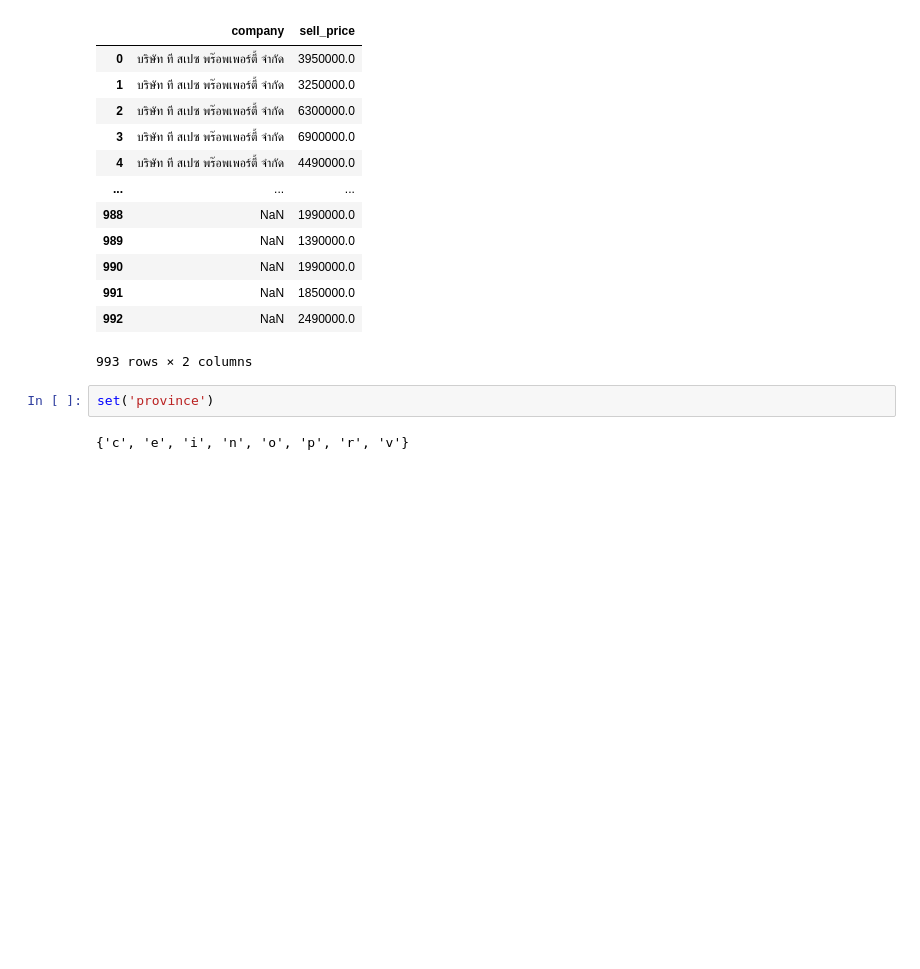
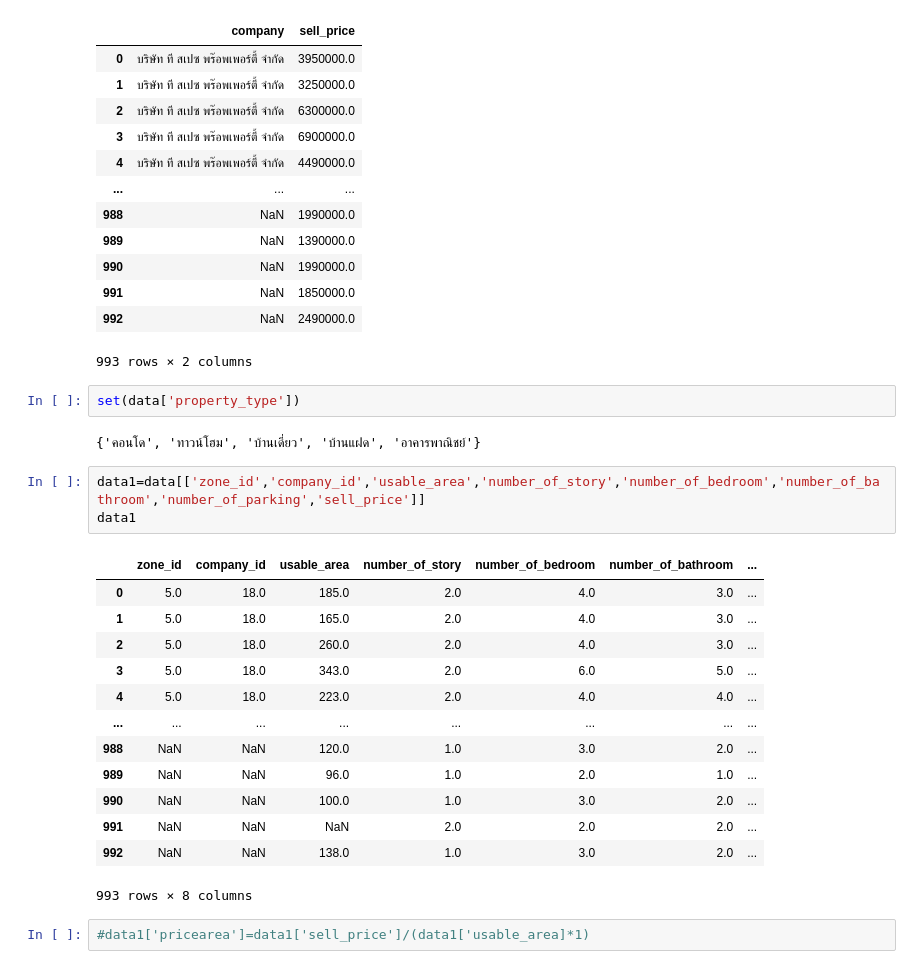
Before and after one commit to rattapornsupama/DPDM65, a Jupyter notebook: final.ipynb, the cells around one changed output. Saved outputs shown, nothing was run; the diff lists cells and outputs as text; blank space fills up the shorter version.

```diff
--- a/final.ipynb
+++ b/final.ipynb
@@ -32,7 +32,26 @@ data[['company','sell_price']]
 | 991 | NaN | 1850000.0 |
 | 992 | NaN | 2490000.0 |
 993 rows × 2 columns
-# %%
-set('province')
-# %% [output]
-{'c', 'e', 'i', 'n', 'o', 'p', 'r', 'v'}
+# %%
+set(data['property_type'])
+# %% [output]
+{'คอนโด', 'ทาวน์โฮม', 'บ้านเดี่ยว', 'บ้านแฝด', 'อาคารพาณิชย์'}
+# %%
+data1=data[['zone_id','company_id','usable_area','number_of_story','number_of_bedroom','number_of_bathroom','number_of_parking','sell_price']]
+data1
+# %% [output]
+|  | zone_id | company_id | usable_area | number_of_story | number_of_bedroom | number_of_bathroom | ... |
+| 0 | 5.0 | 18.0 | 185.0 | 2.0 | 4.0 | 3.0 | ... |
+| 1 | 5.0 | 18.0 | 165.0 | 2.0 | 4.0 | 3.0 | ... |
+| 2 | 5.0 | 18.0 | 260.0 | 2.0 | 4.0 | 3.0 | ... |
+| 3 | 5.0 | 18.0 | 343.0 | 2.0 | 6.0 | 5.0 | ... |
+| 4 | 5.0 | 18.0 | 223.0 | 2.0 | 4.0 | 4.0 | ... |
+| ... | ... | ... | ... | ... | ... | ... | ... |
+| 988 | NaN | NaN | 120.0 | 1.0 | 3.0 | 2.0 | ... |
+| 989 | NaN | NaN | 96.0 | 1.0 | 2.0 | 1.0 | ... |
+| 990 | NaN | NaN | 100.0 | 1.0 | 3.0 | 2.0 | ... |
+| 991 | NaN | NaN | NaN | 2.0 | 2.0 | 2.0 | ... |
+| 992 | NaN | NaN | 138.0 | 1.0 | 3.0 | 2.0 | ... |
+993 rows × 8 columns
+# %%
+#data1['pricearea']=data1['sell_price']/(data1['usable_area]*1)
```
